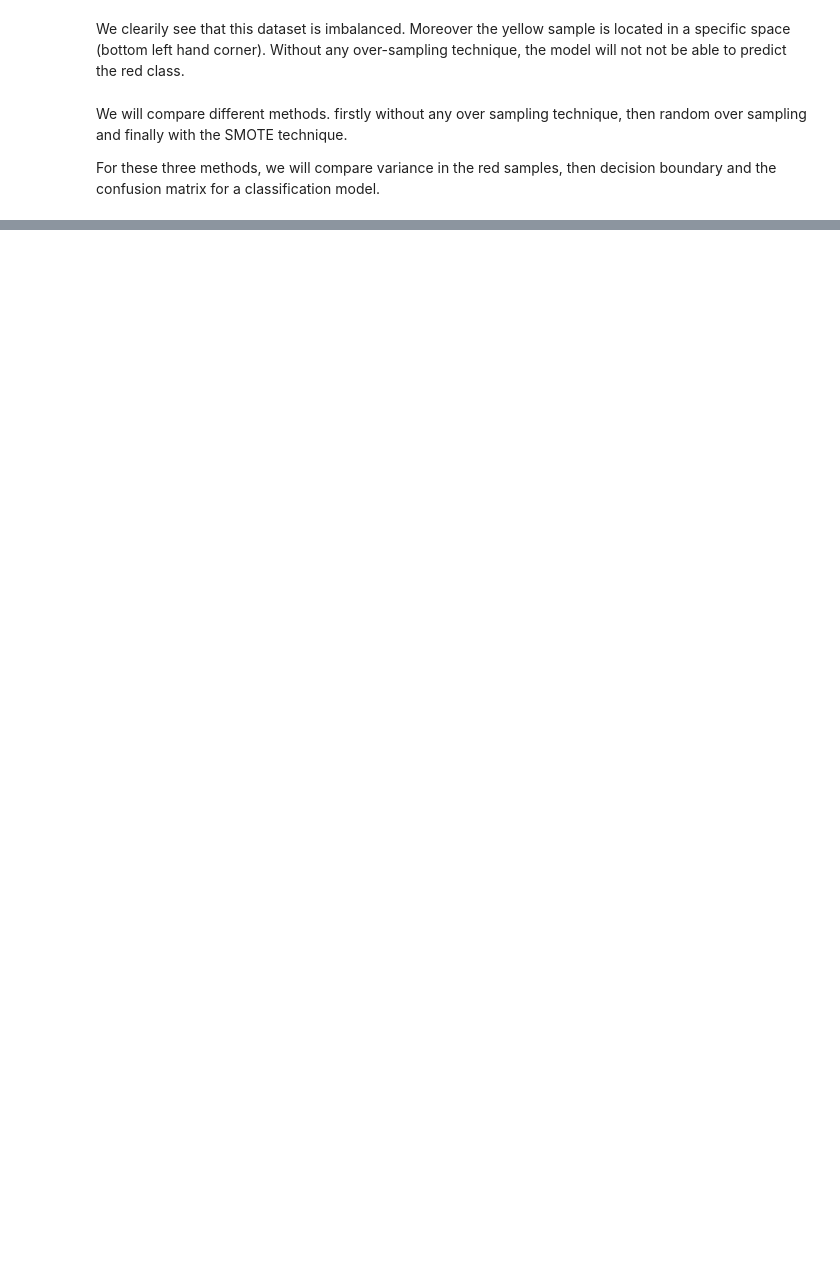
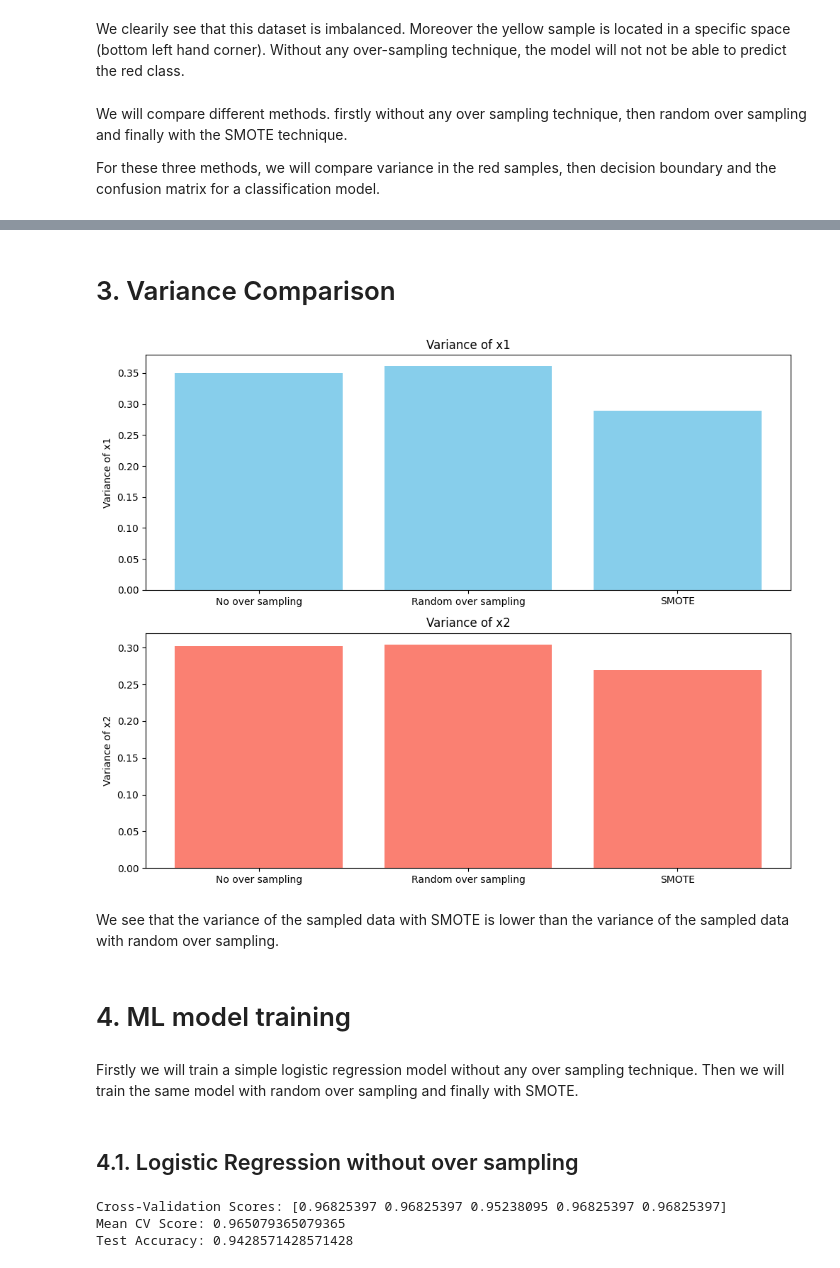
Before and after one commit to nyse31xjs/SMOTE, a Jupyter notebook: Algorithm.ipynb, the cells around one changed output, grey strips where cells are left out. Cells and saved outputs as stored; diff of their text form; code cells hidden in the pictures; blank space fills up the shorter version.

```diff
--- a/Algorithm.ipynb
+++ b/Algorithm.ipynb
@@ -100,0 +78,39 @@ minority_class[['x1','x2']].cov()
+# %% [markdown]
+# 3. Variance Comparison
+# %%
+# Calculate variances
+variance_x1 = [np.var(data[data['label'] == 1]['x1']), np.var(data_resampled[data_resampled['label'] == 1]['x1']), np.var(data_smote[data_smote['label'] == 1]['x1'])]
+variance_x2 = [np.var(data[data['label'] == 1]['x2']), np.var(data_resampled[data_resampled['label'] == 1]['x2']), np.var(data_smote[data_smote['label'] == 1]['x2'])]
+
+# Plotting
+labels = ['No over sampling', 'Random over sampling', 'SMOTE']
+x = np.arange(len(labels))
+
+fig, ax = plt.subplots(2, 1, figsize=(10, 8))
+
+# Plot for variance of x1
+ax[0].bar(x, variance_x1, color='skyblue')
+ax[0].set_ylabel('Variance of x1')
+ax[0].set_xticks(x)
+ax[0].set_xticklabels(labels)
+ax[0].set_title('Variance of x1')
+
+# Plot for variance of x2
+ax[1].bar(x, variance_x2, color='salmon')
+ax[1].set_ylabel('Variance of x2')
+ax[1].set_xticks(x)
+ax[1].set_xticklabels(labels)
+ax[1].set_title('Variance of x2')
+
+plt.tight_layout()
+plt.show()
+# %% [output]
+[figure, added]
+# %% [markdown]
+We see that the variance of the sampled data with SMOTE is lower than the variance of the sampled data with random over sampling.
+# %% [markdown]
+# 4. ML model training
+# %% [markdown]
+Firstly we will train a simple logistic regression model without any over sampling technique. Then we will train the same model with random over sampling and finally with SMOTE.
+# %% [markdown]
+## 4.1. Logistic Regression without over sampling
@@ -100,0 +122,17 @@ minority_class[['x1','x2']].cov()
+# %%
+cv_scores = cross_val_score(model, X_train, y_train, cv=5)  # 5-fold cross-validation
+
+# Print cross-validation scores
+print("Cross-Validation Scores:", cv_scores)
+print("Mean CV Score:", np.mean(cv_scores))
+
+# Fit the model on the full training set
+model.fit(X_train, y_train)
+
+# Evaluate the model on the test set
+test_accuracy = model.score(X_test, y_test)
+print("Test Accuracy:", test_accuracy)
+# %% [output]
+Cross-Validation Scores: [0.96825397 0.96825397 0.95238095 0.96825397 0.96825397]
+Mean CV Score: 0.965079365079365
+Test Accuracy: 0.9428571428571428
```
Also changed, not shown: parts of 56 cells of this notebook.
